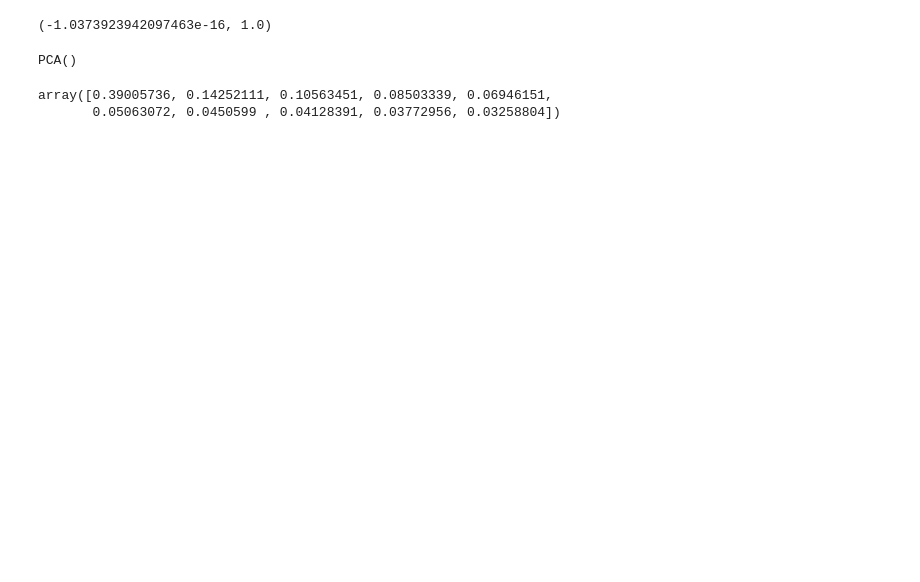
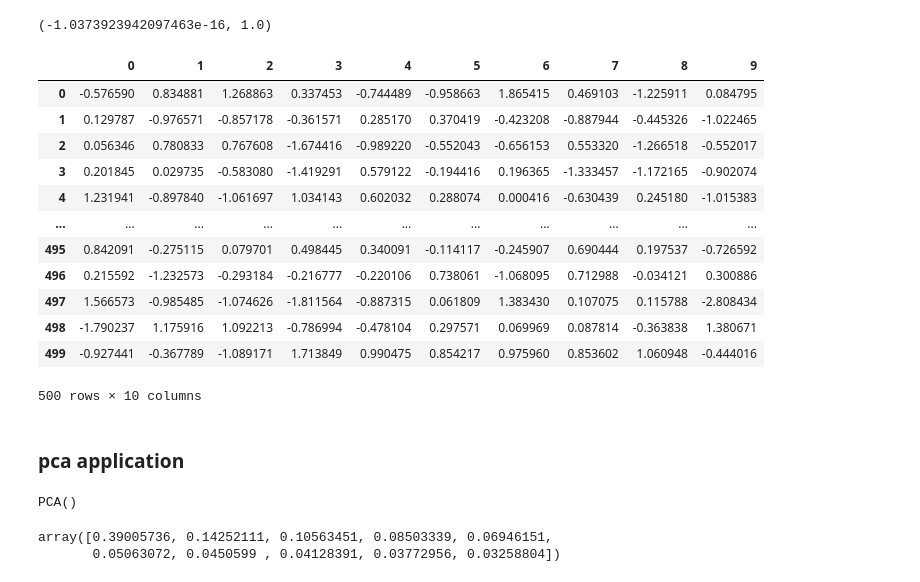
Before and after one commit to depa-tto/Thesis, a Jupyter notebook: attempt_2.ipynb, the cells around one changed output. Drawn from its saved outputs; the diff is of its cells as text; code cells hidden in the pictures; blank space fills up the shorter version.

```diff
--- a/attempt_2.ipynb
+++ b/attempt_2.ipynb
@@ -104,6 +104,24 @@ X_values = scaler.fit_transform(X_values)
 np.mean(X_values),np.std(X_values)
 # %% [output]
 (-1.0373923942097463e-16, 1.0)
+# %%
+pd.DataFrame(X_values)
+# %% [output]
+|  | 0 | 1 | 2 | 3 | 4 | 5 | 6 | 7 | 8 | 9 |
+| 0 | -0.576590 | 0.834881 | 1.268863 | 0.337453 | -0.744489 | -0.958663 | 1.865415 | 0.469103 | -1.225911 | 0.084795 |
+| 1 | 0.129787 | -0.976571 | -0.857178 | -0.361571 | 0.285170 | 0.370419 | -0.423208 | -0.887944 | -0.445326 | -1.022465 |
+| 2 | 0.056346 | 0.780833 | 0.767608 | -1.674416 | -0.989220 | -0.552043 | -0.656153 | 0.553320 | -1.266518 | -0.552017 |
+| 3 | 0.201845 | 0.029735 | -0.583080 | -1.419291 | 0.579122 | -0.194416 | 0.196365 | -1.333457 | -1.172165 | -0.902074 |
+| 4 | 1.231941 | -0.897840 | -1.061697 | 1.034143 | 0.602032 | 0.288074 | 0.000416 | -0.630439 | 0.245180 | -1.015383 |
+| ... | ... | ... | ... | ... | ... | ... | ... | ... | ... | ... |
+| 495 | 0.842091 | -0.275115 | 0.079701 | 0.498445 | 0.340091 | -0.114117 | -0.245907 | 0.690444 | 0.197537 | -0.726592 |
+| 496 | 0.215592 | -1.232573 | -0.293184 | -0.216777 | -0.220106 | 0.738061 | -1.068095 | 0.712988 | -0.034121 | 0.300886 |
+| 497 | 1.566573 | -0.985485 | -1.074626 | -1.811564 | -0.887315 | 0.061809 | 1.383430 | 0.107075 | 0.115788 | -2.808434 |
+| 498 | -1.790237 | 1.175916 | 1.092213 | -0.786994 | -0.478104 | 0.297571 | 0.069969 | 0.087814 | -0.363838 | 1.380671 |
+| 499 | -0.927441 | -0.367789 | -1.089171 | 1.713849 | 0.990475 | 0.854217 | 0.975960 | 0.853602 | 1.060948 | -0.444016 |
+500 rows × 10 columns
+# %% [markdown]
+### pca application
 # %%
 from sklearn.decomposition import PCA
 # %%
```
Also changed, not shown: parts of 27 cells of this notebook.
